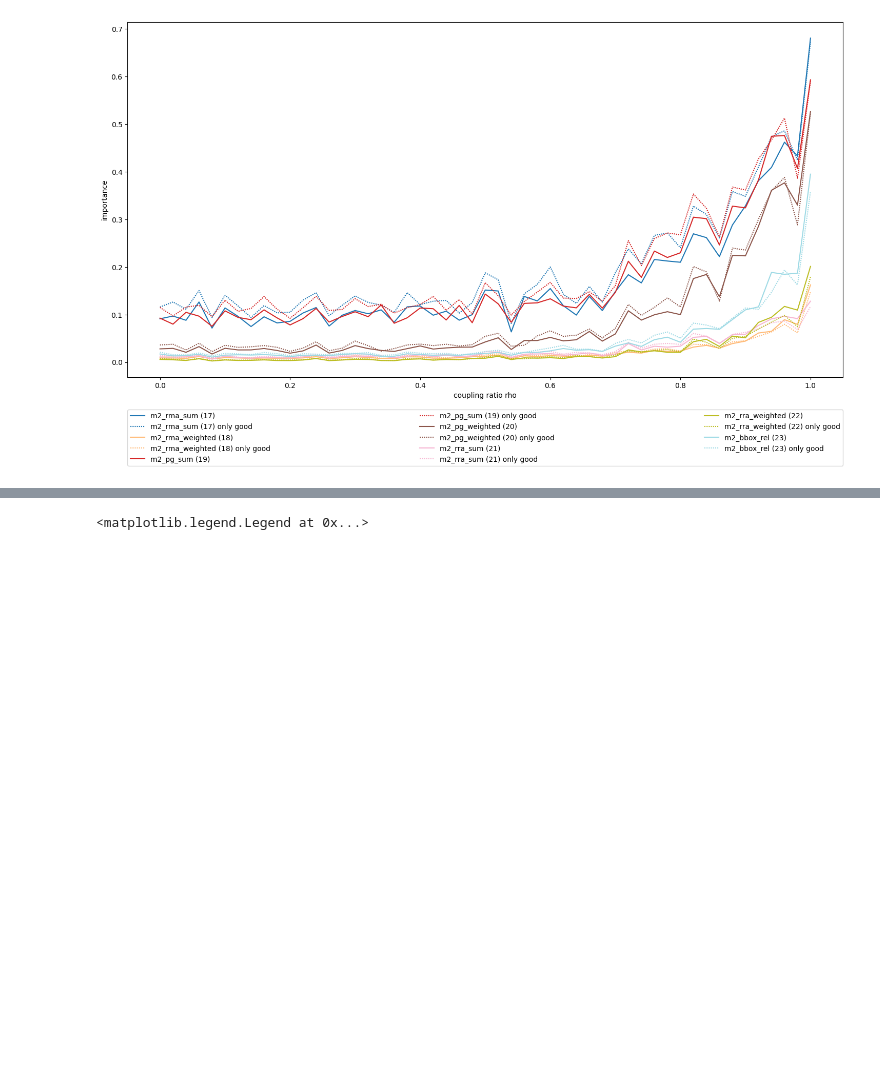
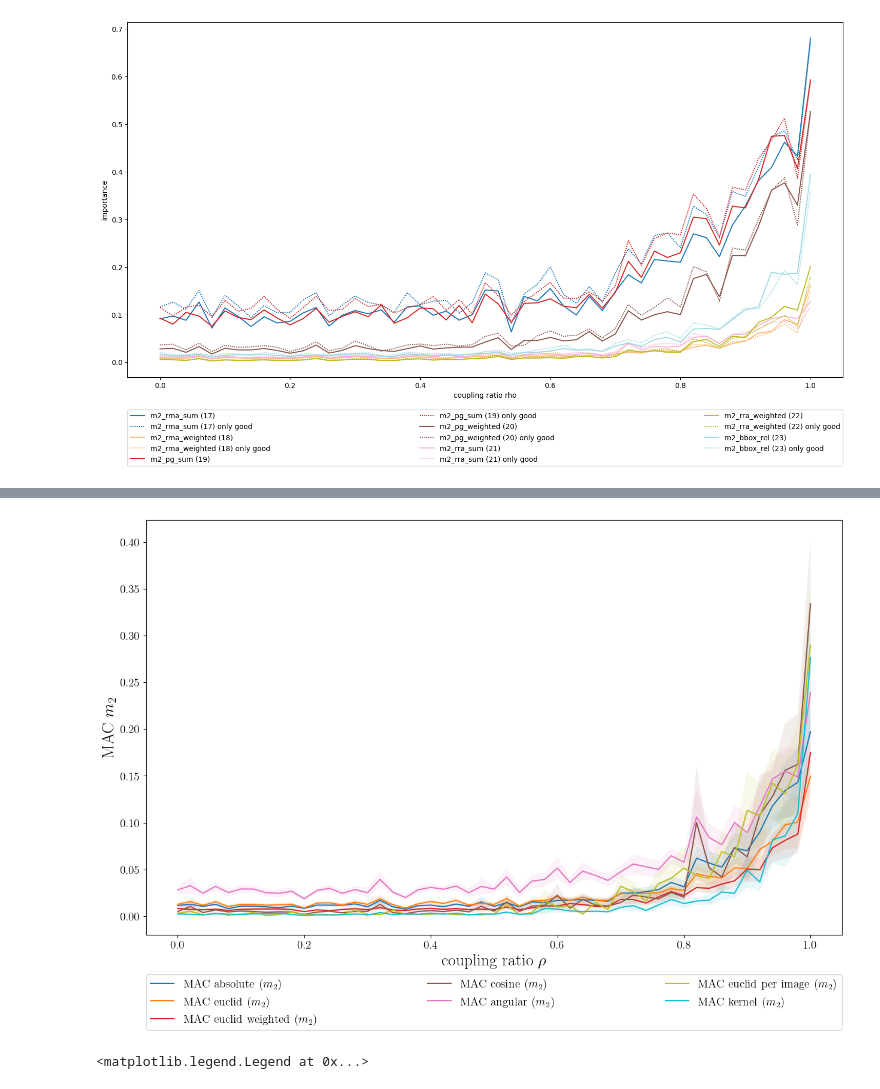
Before and after one commit to lillijo/xai-evaluation-master-thesis, a Jupyter notebook: experiments/compare_measures.ipynb, the cells around one changed output, grey strips where cells are left out. Cells and saved outputs as stored; diff of their text form; code cells hidden in the pictures; blank space fills up the shorter version.

```diff
--- a/experiments/compare_measures.ipynb
+++ b/experiments/compare_measures.ipynb
@@ -514,4 +529,7 @@ plt.legend()
 # %%
+# TEST PLOT NORMALIZED VALUES TEST
+with open("sizes1.pickle", "rb") as f:
+    sizes = pickle.load(f)
 for meas in range(len(labels)): # [0,1,2,3,4,5,6]: #
     vals = np.array([a[meas] for a in sizes])
     #vals = vals / vals.max()
@@ -655,3 +636,75 @@ plt.legend(bbox_to_anchor=(0., -0.25, 1., .102), loc='lower left',
+# %%
+# SHOW CERTAIN MEASURES
+import collections.abc
+
+def draw_measures(per_sample, ptype="all", with_title = False):
+    variable_options = {
+        "m0": [range(0,3), "data distribution for only 128 samples $m_0$", "correlation", -0.14,3],
+        "m1": [[3,4,5,6,25], "Ground Truth Model Importance $m_1$", "model importance $m_1$", -0.18, 3],
+        "m2_mac": [range(10,17), "Mean Attribution Change (comparing distance metrics) $m_2$", "MAC $m_2$", -0.23,3],
+        "m2_region": [range(17,24), "Region specific metrics $m_2$", "region-specific change $m_2$", -0.23,3],
+        "m2_rel": [[7,8,9,24], "Relevance Vector (comparing distance metrics) $m_2$", "relevance vector change $m_2$", -0.18, 2],
+        "abs": [[5,7,10,18,20,22,23], "Absolute Measures $m_2$", "absolute change $m_2$", -0.22,3],
+        "kernel": [[16,24,25], "Kernelized Treatment Effect $m_2$", "kernelized change $m_2$", -0.14,3],
+        "euclid": [[5,8,11,12,15], "Euclidean Distance Measures $m_2$", "euclidean change $m_2$", -0.18,3],
+        "avg_vs_weigh": [[17,18,19,20,21,22], "Averaged vs. Weighted region-specific Measures $m_2$", "region-specific change $m_2$", -0.18,3],
+        "cosine": [[6,9,13,14], "Cosine Distance Measures $m_2$", "cosine change $m_2$", -0.14,4],
+        "all": [range(len(ALL_MEASURES)), "All Measures $m_0,m_1,m_2$", "all measures", -0.48,3],
+        "chosen": [[4,5,6,25,16,23,24,6,9,13,14], "All Chosen Metrics","all", -0.33, 3]
+    }
+
+    if not isinstance(ptype, str):
+        plot_variables = [[ALL_MEASURES.index(n) for n in ptype],"comparison","change",-0.14,1]
+    elif ptype in variable_options:
+        plot_variables = variable_options[ptype]
+    else:
+        plot_variables = [[ALL_MEASURES.index(ptype)],NAME_DICT[ptype],"change",-0.14,1]
+    biases = list(np.round(np.linspace(0, 1, 51), 3))
+    used_measures = plot_variables[0]
+    ls = ["dotted", "dashed", "solid"]
+    per_seed = torch.mean(per_sample, dim=2)  # filtered
+    normalization = torch.tensor([a[2] for a in enums])
+    per_seed = per_seed / normalization
+    colors = matplotlib.cm.tab10(np.linspace(0, 1, len(used_measures)))
+    plt.figure(figsize=(15, 9))
+    for en, i in enumerate(used_measures):
+        l = ALL_MEASURES[i]
+        label = NAME_DICT[l]
+        linestyle = ls[int(l[1])]
+        vals = torch.mean(per_seed[:, :, i], dim=1)
+        sigma = torch.std(per_seed[:, :, i], dim=1) / math.sqrt(16)
+        #vmin = torch.min(per_seed[:, :, i], dim=1).values
+        #vmax = torch.max(per_seed[:, :, i], dim=1).values
+        if l:
+            plt.plot(
+                biases,
+                vals,
+                label=label,
+                linestyle=linestyle,
+                c=colors[en],
+            )
+
+            plt.fill_between(
+                biases,
+                vals + sigma,
+                vals - sigma,
+                facecolor=colors[en],
+                alpha=0.1,
+            )
+    if with_title:
+        plt.title(plot_variables[1])
+    plt.ylabel(plot_variables[2])
+    plt.xlabel("coupling ratio $\\rho$")
+    plt.legend(
+        bbox_to_anchor=(0.0, plot_variables[3], 1.0, 0.102),
+        loc="lower left",
+        ncols=plot_variables[4],
+        mode="expand",
+        borderaxespad=0.0,
+    )
+draw_measures(per_sample, "m2_mac")
+# %% [output]
+[figure, added]
 # %%
 # MEASURES OVER SINGLE SEEDS
 
```
Also changed, not shown: parts of 12 cells of this notebook, 3 other files.
